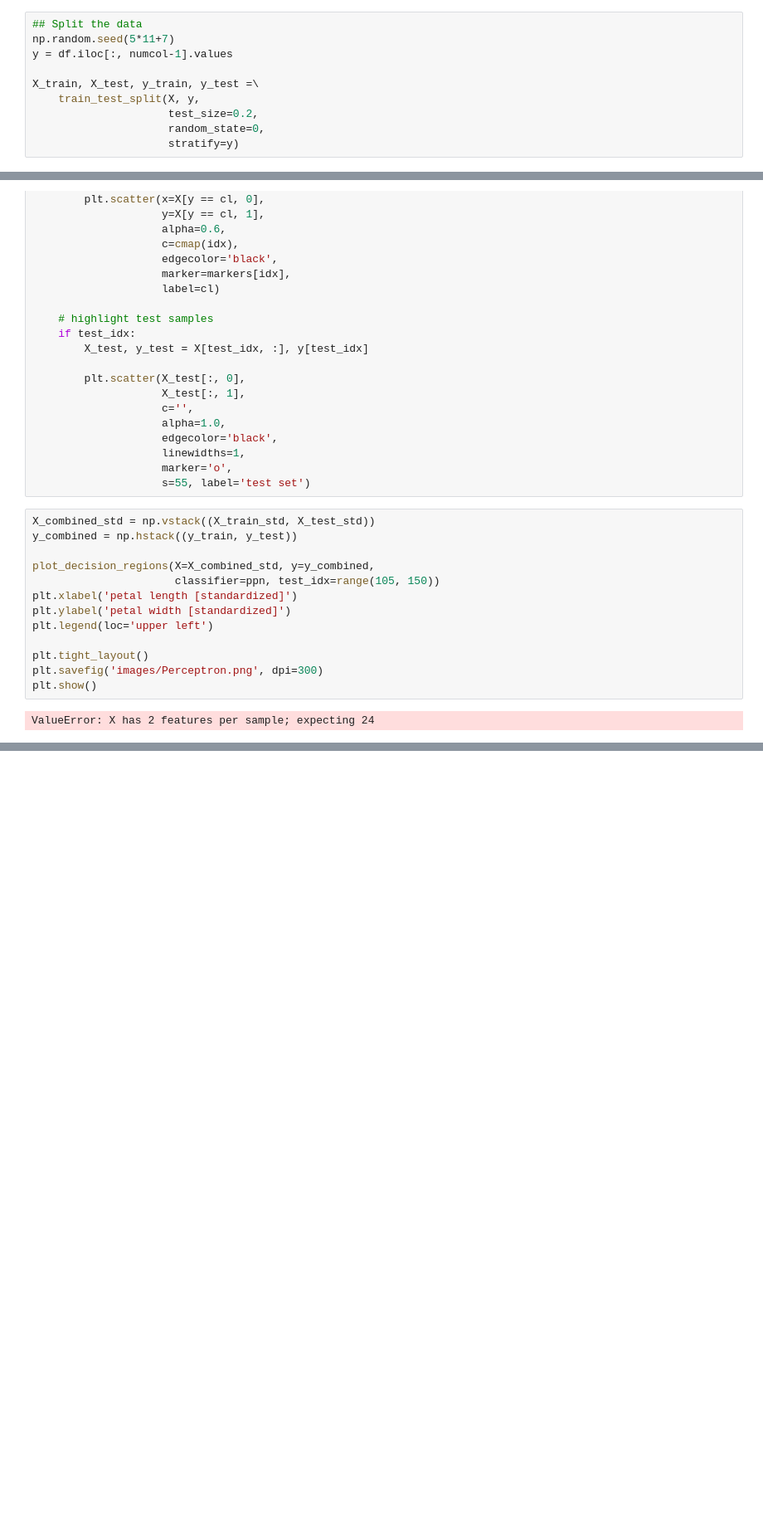
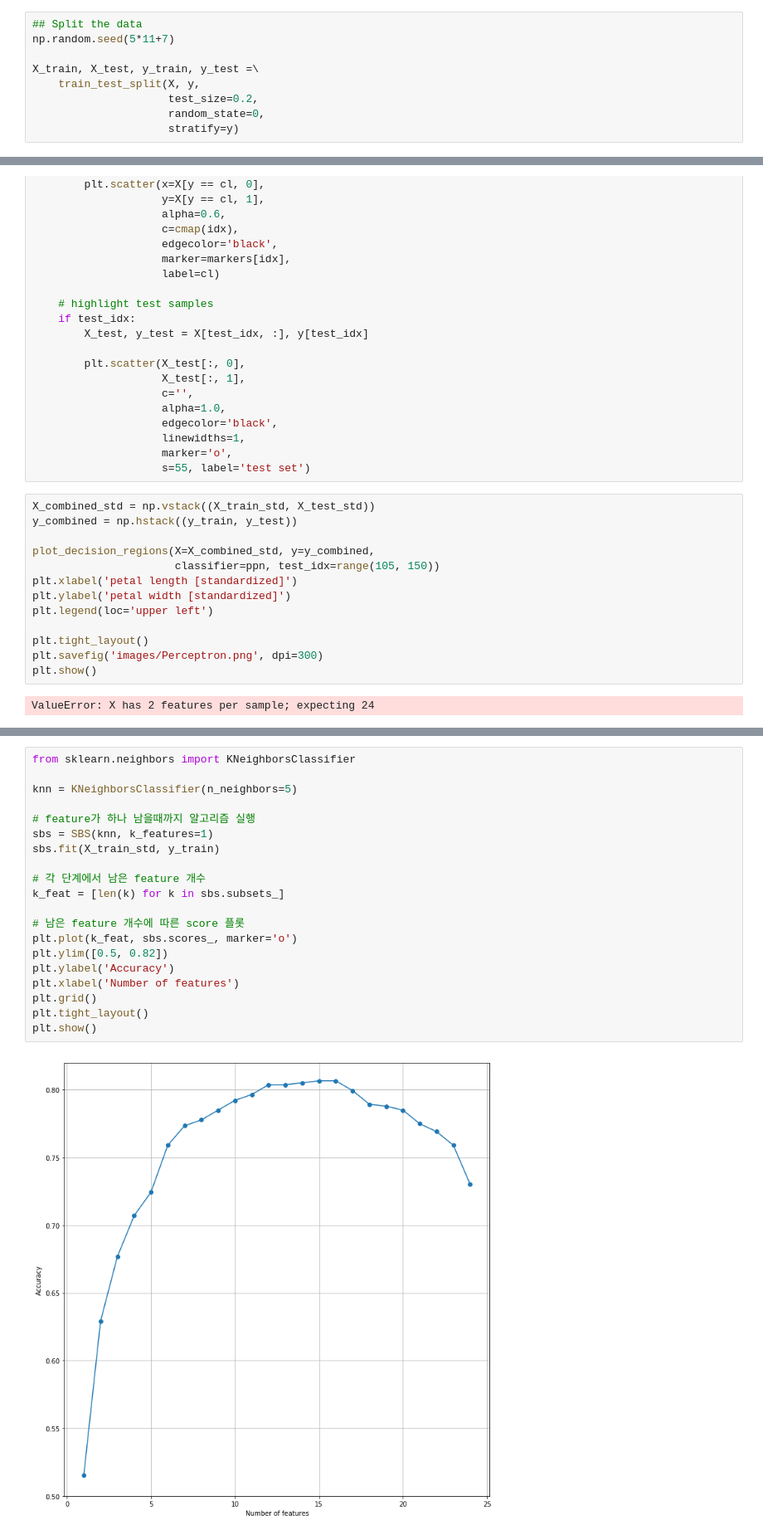
Before and after one commit to chajoo0/Big_Data_Fintech, a Jupyter notebook: 팀플.ipynb, the cells around one changed output, grey strips where cells are left out. Shown at 83% size. Cells and saved outputs as stored; diff of their text form; blank space fills up the shorter version.

```diff
--- a/팀플.ipynb
+++ b/팀플.ipynb
@@ -149,7 +166,6 @@ array(['F', 'L', 'M', 'VF'], dtype=object)
 # %%
 ## Split the data
 np.random.seed(5*11+7)
-y = df.iloc[:, numcol-1].values
 
 X_train, X_test, y_train, y_test =\
     train_test_split(X, y,
@@ -250,0 +444,22 @@ ValueError: X has 2 features per sample; expecting 24
+# %%
+from sklearn.neighbors import KNeighborsClassifier
+
+knn = KNeighborsClassifier(n_neighbors=5)
+
+# feature가 하나 남을때까지 알고리즘 실행
+sbs = SBS(knn, k_features=1)
+sbs.fit(X_train_std, y_train)
+
+# 각 단계에서 남은 feature 개수
+k_feat = [len(k) for k in sbs.subsets_]
+
+# 남은 feature 개수에 따른 score 플롯
+plt.plot(k_feat, sbs.scores_, marker='o')
+plt.ylim([0.5, 0.82])
+plt.ylabel('Accuracy')
+plt.xlabel('Number of features')
+plt.grid()
+plt.tight_layout()
+plt.show()
+# %% [output]
+[figure, added]
```
Also changed, not shown: parts of 50 cells of this notebook.
